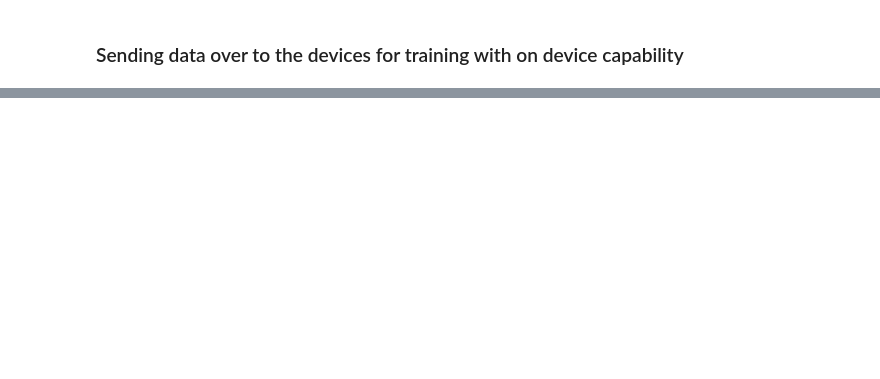
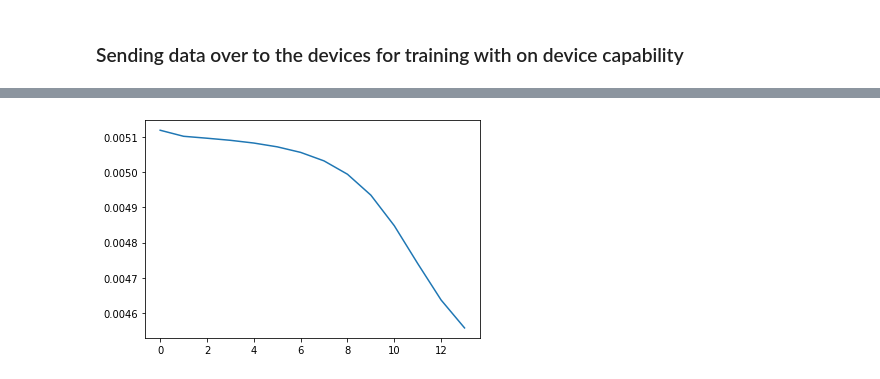
Before and after one commit to sidhartha-roy/federated-credit-default, a Jupyter notebook: DataExploration.ipynb, the cells around one changed output, grey strips where cells are left out. Cells and saved outputs as stored; diff of their text form; code cells hidden in the pictures; blank space fills up the shorter version.

```diff
--- a/DataExploration.ipynb
+++ b/DataExploration.ipynb
@@ -404,17 +415,23 @@ plt.show()
+# %%
+model_G = Net()
+optimizer_G = optim.SGD(model_G.parameters(), lr=args.lr)
+criterion = nn.CrossEntropyLoss()
 # %%
 epoch_loss = []
-precision = []
-accuracy = []
-recall = []
 for epoch in range(args.epochs):
     start_time = time.time()
+    running_loss = 0
     print("Epoch Number = {}".format(epoch+1))
-    global_model = train_model()
-    model = federated_model
-    test_loss, avg_precision, avg_accuracy, avg_recall = test_model(model)
-    epoch_loss.append(test_loss)
-    precision.append(avg_precision)
-    accuracy.append(avg_accuracy)
-    recall.append(avg_recall)
+    for data, target in train_loader:
+        target = target.long().view(-1)
+        optimizer_G.zero_grad()
+        output = model_G.forward(data)
+        loss = criterion(output,target)
+        loss.backward()
+        optimizer_G.step()
+        running_loss += loss.item()
+    running_loss /= len(test_loader.dataset)
+    epoch_loss.append(running_loss)
+    print("Running Loss = {}".format(running_loss))
     total_time = time.time() - start_time
-    print('Communication time over the network {} s\n'.format(round(total_time, 2)))
+    print('Time consumed {} s\n'.format(round(total_time, 2)))
@@ -420,0 +457,6 @@ for epoch in range(args.epochs):
+# %%
+%matplotlib inline
+plt.plot(np.array(epoch_loss))
+plt.show()
+# %% [output]
+[figure, added]
```
Also changed, not shown: parts of 15 cells of this notebook, 3 other files.
